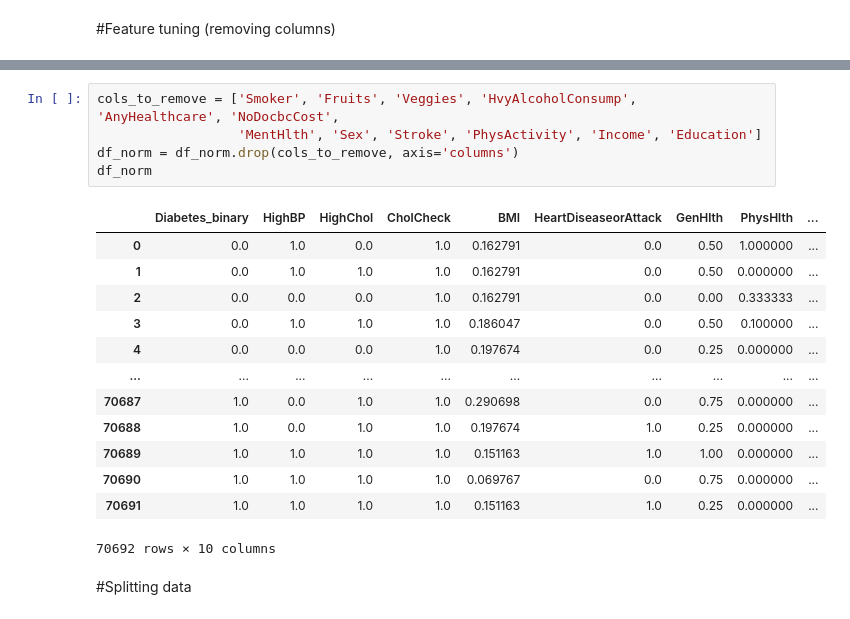
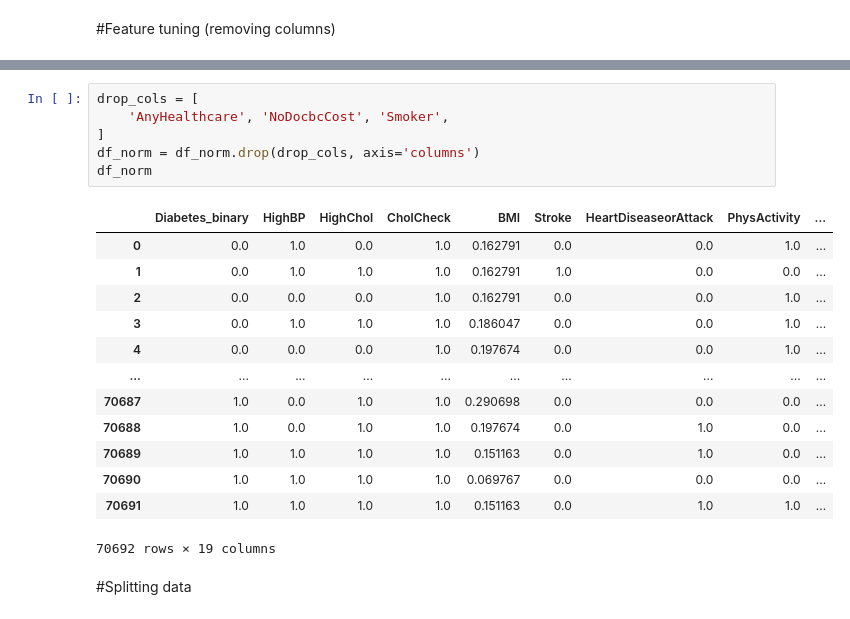
Before and after one commit to vishnub0/AWS-WEP, a Jupyter notebook: LR+RF_AWS15_Preprocessing.ipynb, the cells around one changed output, grey strips where cells are left out. Cells and saved outputs as stored; diff of their text form.

```diff
--- a/LR+RF_AWS15_Preprocessing.ipynb
+++ b/LR+RF_AWS15_Preprocessing.ipynb
@@ -145,22 +216,23 @@ plt.show()
 # %%
-cols_to_remove = ['Smoker', 'Fruits', 'Veggies', 'HvyAlcoholConsump', 'AnyHealthcare', 'NoDocbcCost',
-                  'MentHlth', 'Sex', 'Stroke', 'PhysActivity', 'Income', 'Education']
-df_norm = df_norm.drop(cols_to_remove, axis='columns')
+drop_cols = [
+    'AnyHealthcare', 'NoDocbcCost', 'Smoker',
+]
+df_norm = df_norm.drop(drop_cols, axis='columns')
 df_norm
 # %% [output]
-|  | Diabetes_binary | HighBP | HighChol | CholCheck | BMI | HeartDiseaseorAttack | GenHlth | PhysHlth | ... |
-| 0 | 0.0 | 1.0 | 0.0 | 1.0 | 0.162791 | 0.0 | 0.50 | 1.000000 | ... |
-| 1 | 0.0 | 1.0 | 1.0 | 1.0 | 0.162791 | 0.0 | 0.50 | 0.000000 | ... |
-| 2 | 0.0 | 0.0 | 0.0 | 1.0 | 0.162791 | 0.0 | 0.00 | 0.333333 | ... |
-| 3 | 0.0 | 1.0 | 1.0 | 1.0 | 0.186047 | 0.0 | 0.50 | 0.100000 | ... |
-| 4 | 0.0 | 0.0 | 0.0 | 1.0 | 0.197674 | 0.0 | 0.25 | 0.000000 | ... |
+|  | Diabetes_binary | HighBP | HighChol | CholCheck | BMI | Stroke | HeartDiseaseorAttack | PhysActivity | ... |
+| 0 | 0.0 | 1.0 | 0.0 | 1.0 | 0.162791 | 0.0 | 0.0 | 1.0 | ... |
+| 1 | 0.0 | 1.0 | 1.0 | 1.0 | 0.162791 | 1.0 | 0.0 | 0.0 | ... |
+| 2 | 0.0 | 0.0 | 0.0 | 1.0 | 0.162791 | 0.0 | 0.0 | 1.0 | ... |
+| 3 | 0.0 | 1.0 | 1.0 | 1.0 | 0.186047 | 0.0 | 0.0 | 1.0 | ... |
+| 4 | 0.0 | 0.0 | 0.0 | 1.0 | 0.197674 | 0.0 | 0.0 | 1.0 | ... |
 | ... | ... | ... | ... | ... | ... | ... | ... | ... | ... |
-| 70687 | 1.0 | 0.0 | 1.0 | 1.0 | 0.290698 | 0.0 | 0.75 | 0.000000 | ... |
-| 70688 | 1.0 | 0.0 | 1.0 | 1.0 | 0.197674 | 1.0 | 0.25 | 0.000000 | ... |
-| 70689 | 1.0 | 1.0 | 1.0 | 1.0 | 0.151163 | 1.0 | 1.00 | 0.000000 | ... |
-| 70690 | 1.0 | 1.0 | 1.0 | 1.0 | 0.069767 | 0.0 | 0.75 | 0.000000 | ... |
-| 70691 | 1.0 | 1.0 | 1.0 | 1.0 | 0.151163 | 1.0 | 0.25 | 0.000000 | ... |
+| 70687 | 1.0 | 0.0 | 1.0 | 1.0 | 0.290698 | 0.0 | 0.0 | 0.0 | ... |
+| 70688 | 1.0 | 0.0 | 1.0 | 1.0 | 0.197674 | 0.0 | 1.0 | 0.0 | ... |
+| 70689 | 1.0 | 1.0 | 1.0 | 1.0 | 0.151163 | 0.0 | 1.0 | 0.0 | ... |
+| 70690 | 1.0 | 1.0 | 1.0 | 1.0 | 0.069767 | 0.0 | 0.0 | 0.0 | ... |
+| 70691 | 1.0 | 1.0 | 1.0 | 1.0 | 0.151163 | 0.0 | 1.0 | 1.0 | ... |
-70692 rows × 10 columns
+70692 rows × 19 columns
 # %% [markdown]
 #Splitting data
 # %%
```
Also changed, not shown: parts of 18 cells of this notebook.
